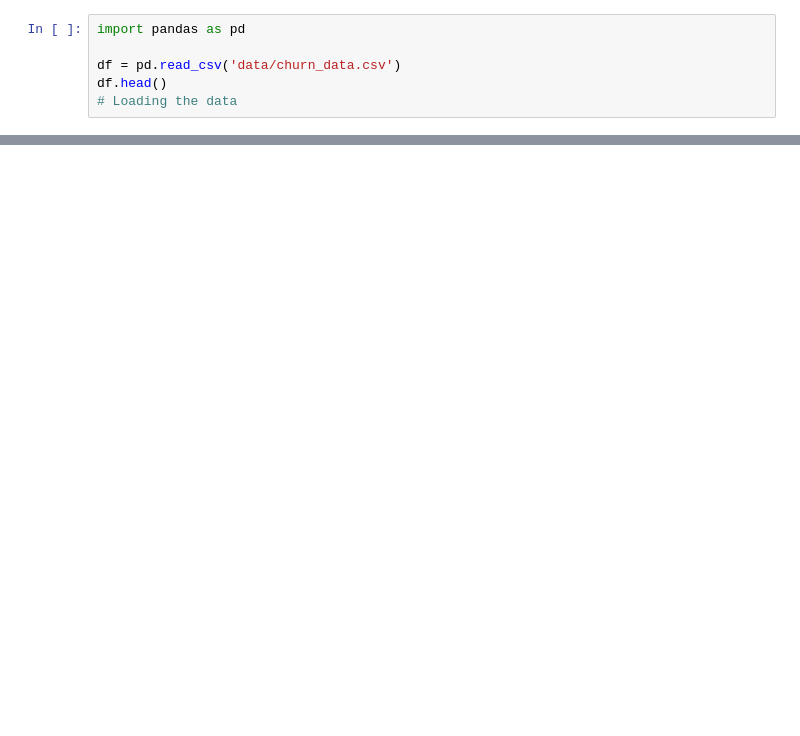
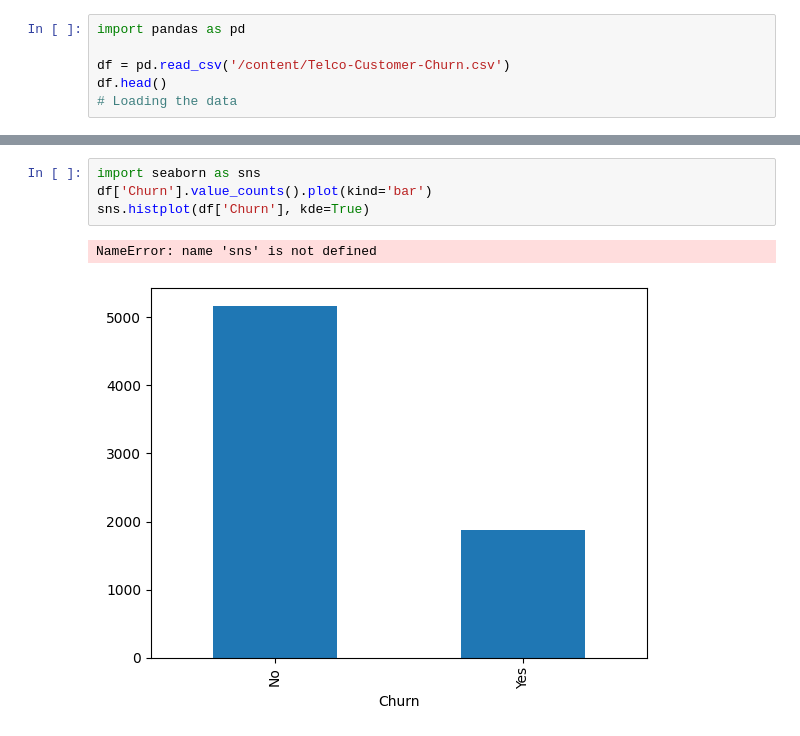
Before and after one commit to nkosimate/CustomerChurnPrediction, a Jupyter notebook: Churn.ipynb, the cells around one changed output, grey strips where cells are left out. Saved outputs shown, nothing was run; the diff lists cells and outputs as text; blank space fills up the shorter version.

```diff
--- a/Churn.ipynb
+++ b/Churn.ipynb
@@ -20,7 +30,7 @@ To begin the process we need to first need to load the data
 # %%
 import pandas as pd
 
-df = pd.read_csv('data/churn_data.csv')
+df = pd.read_csv('/content/Telco-Customer-Churn.csv')
 df.head()
 # Loading the data
 # %% [output]
@@ -27,0 +87,7 @@ ModuleNotFoundError: No module named 'pandas'
+# %%
+import seaborn as sns
+df['Churn'].value_counts().plot(kind='bar')
+sns.histplot(df['Churn'], kde=True)
+# %% [output]
+NameError: name 'sns' is not defined
+[figure, added]
```
Also changed, not shown: parts of 9 cells of this notebook, 1 other file.
